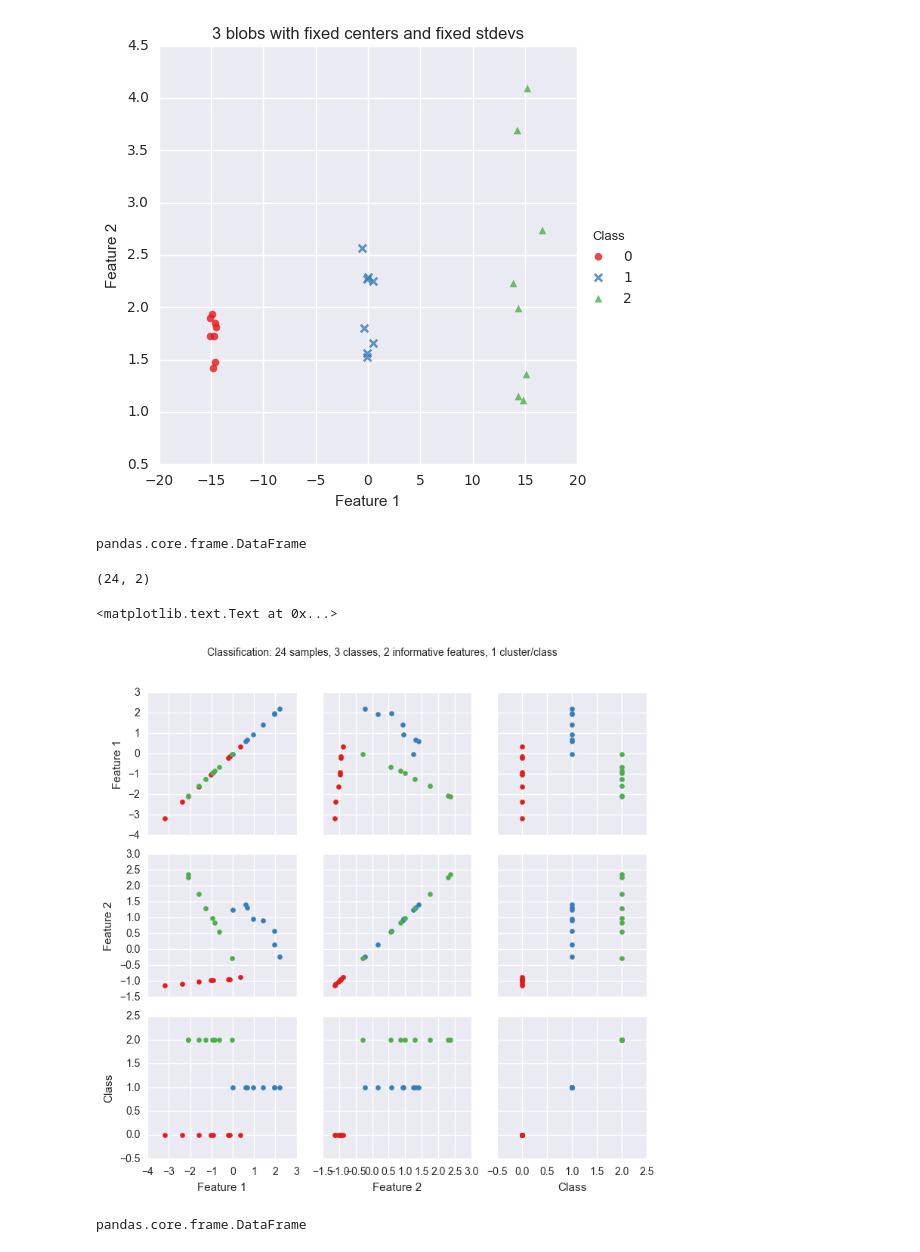
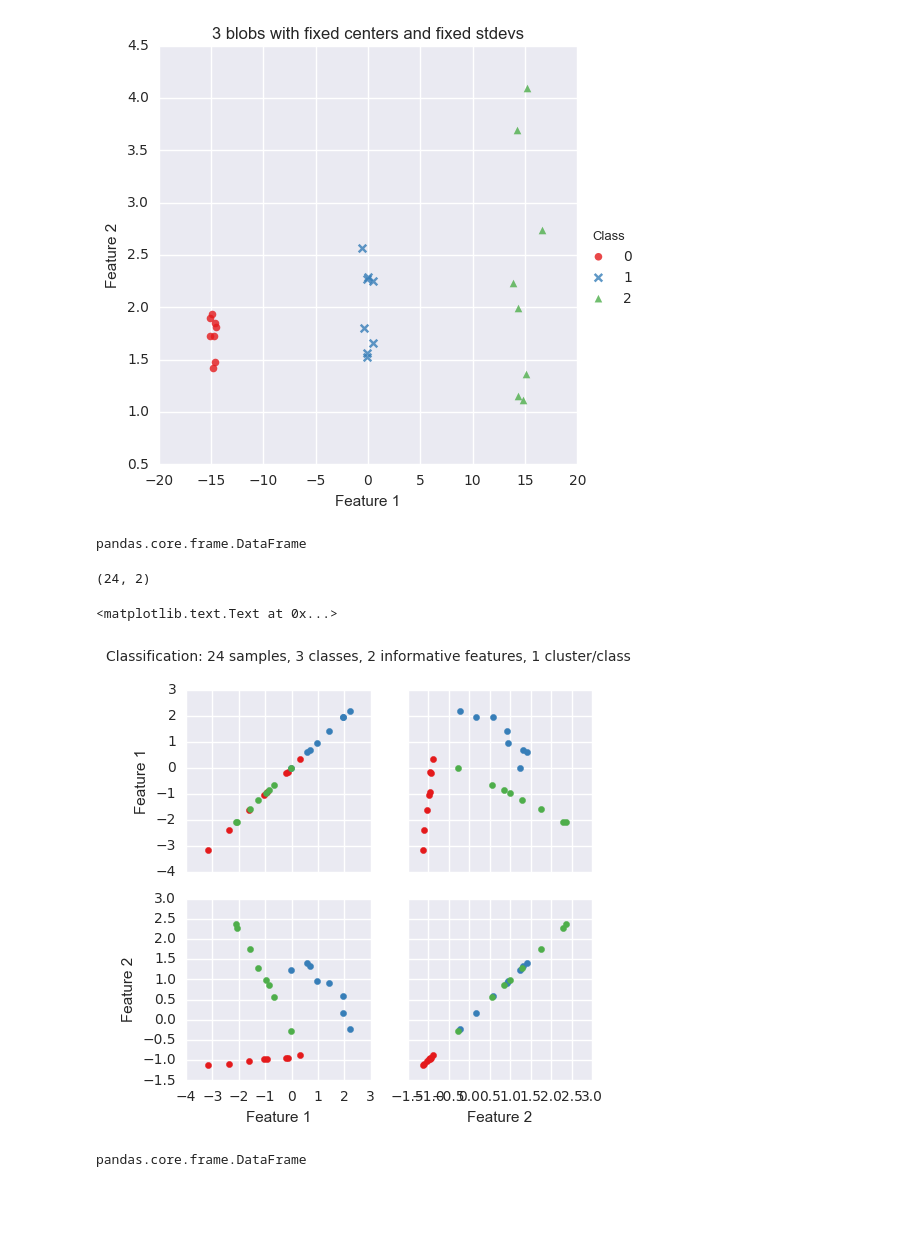
Before and after one commit to niranjv/ml-notes, a Jupyter notebook: Datasets.ipynb, the cells around one changed output. Drawn from its saved outputs; the diff is of its cells as text; code cells hidden in the pictures; blank space fills up the shorter version.

```diff
--- a/Datasets.ipynb
+++ b/Datasets.ipynb
@@ -144,31 +143,31 @@ plt.title('3 blobs with fixed centers and fixed stdevs')
 # %%
 # ----------
 # Explore make_classification
 # ----------
 
 from sklearn.datasets import make_classification
 
 X, y = make_classification(n_samples=24, n_features=2, n_informative=2, n_redundant=0, n_repeated=0,
                            n_classes=3, n_clusters_per_class=1, random_state=1)
 df = pd.DataFrame(np.round(X,2))
 df.columns = ['Feature 1', 'Feature 2']
 type(df)
 df.shape
 
 df2 = pd.DataFrame(y)
 df2.columns = ['Class']
 
 df = pd.concat([df, df2], axis=1)
 
-g = sns.PairGrid(df, palette='Set1', hue='Class')
+g = sns.PairGrid(df, palette='Set1', hue='Class', vars=['Feature 1', 'Feature 2'])
 g = g.map(plt.scatter)
 plt.subplots_adjust(top=0.9)
 g.fig.suptitle('Classification: 24 samples, 3 classes, 2 informative features, 1 cluster/class')
 # %% [output]
 pandas.core.frame.DataFrame
 (24, 2)
 <matplotlib.text.Text at 0x...>
-[figure, old version]
+[figure, new version]
 # %%
 X, y = make_classification(n_samples=24, n_features=5, n_informative=3, n_redundant=1, n_repeated=1,
                            n_classes=3, n_clusters_per_class=2, random_state=1)
```
Also changed, not shown: parts of 4 cells of this notebook.
